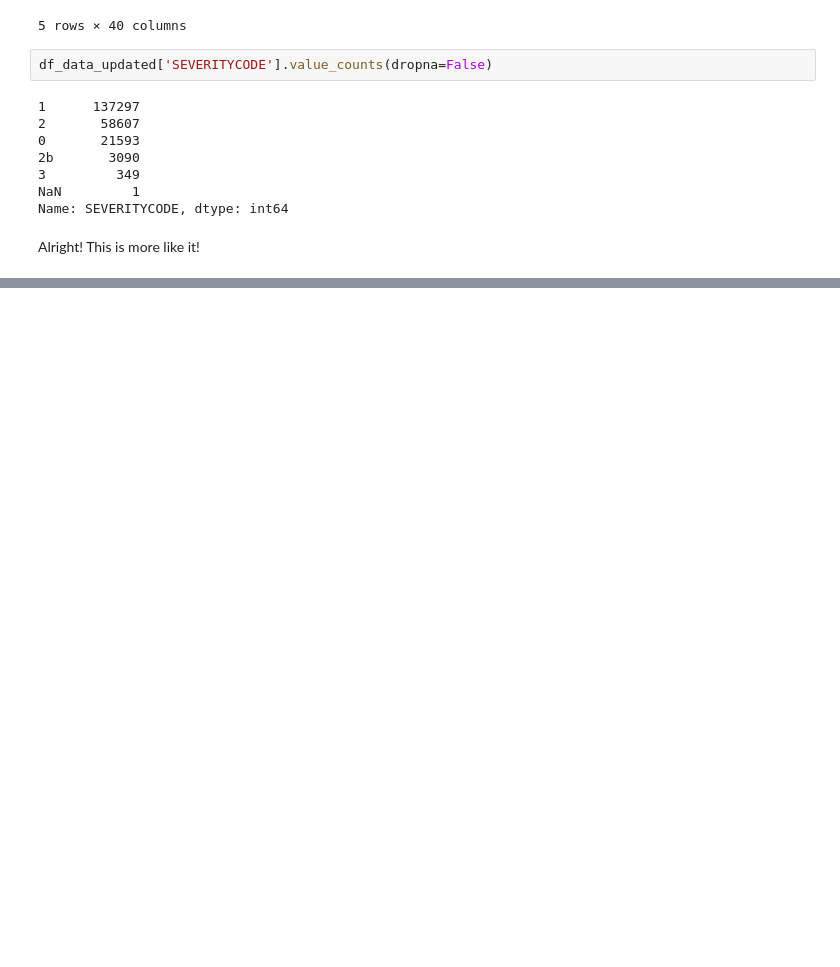
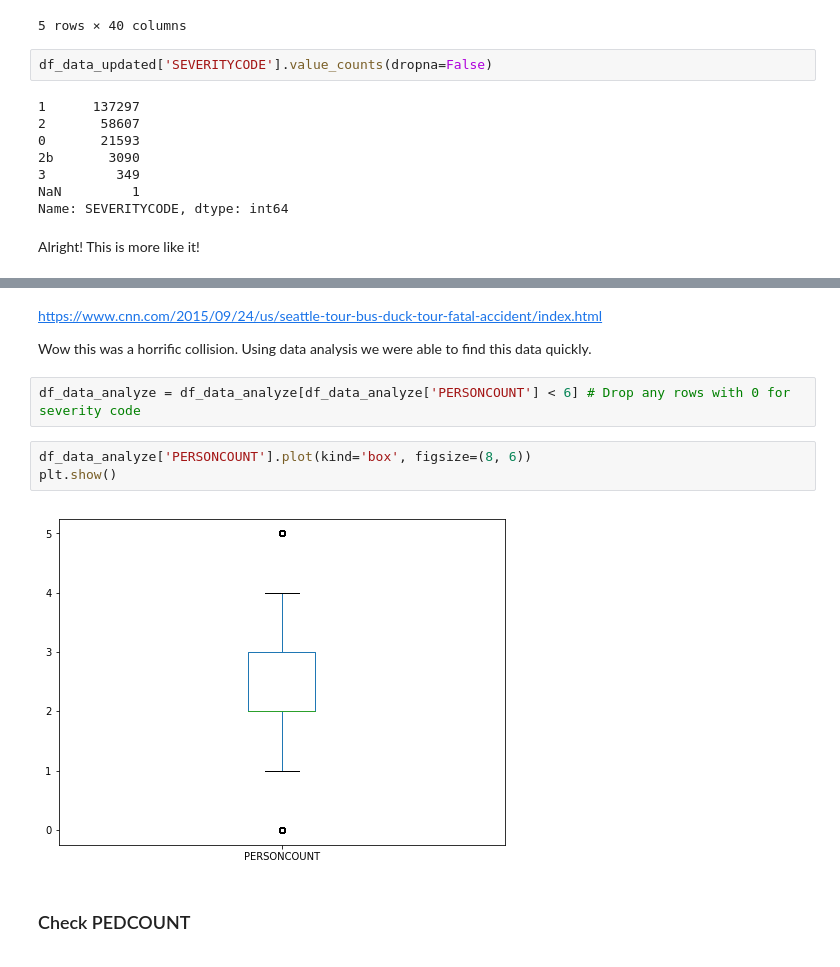
Before and after one commit to gseto28/Coursera_Capstone, a Jupyter notebook: Capstone Project - Car accident severity (Week 2).ipynb, the cells around one changed output, grey strips where cells are left out. Cells and saved outputs as stored; diff of their text form; blank space fills up the shorter version.

```diff
--- a/Capstone Project - Car accident severity (Week 2).ipynb
+++ b/Capstone Project - Car accident severity (Week 2).ipynb
@@ -86,0 +300,14 @@ Some other attributes we may also dwell is the weather and surrounding condition
+# %% [markdown]
+https://www.cnn.com/2015/09/24/us/seattle-tour-bus-duck-tour-fatal-accident/index.html
+
+Wow this was a horrific collision. Using data analysis we were able to find this data quickly.
+# %%
+df_data_analyze = df_data_analyze[df_data_analyze['PERSONCOUNT'] < 6] # Drop any rows with 0 for severity code
+# %%
+df_data_analyze['PERSONCOUNT'].plot(kind='box', figsize=(8, 6))
+plt.show()
+# %% [output]
+[figure, added]
+# %% [markdown]
+### Check PEDCOUNT
+<a name="CheckPEDCOUNT"></a>
```
Also changed, not shown: parts of 98 cells of this notebook.
